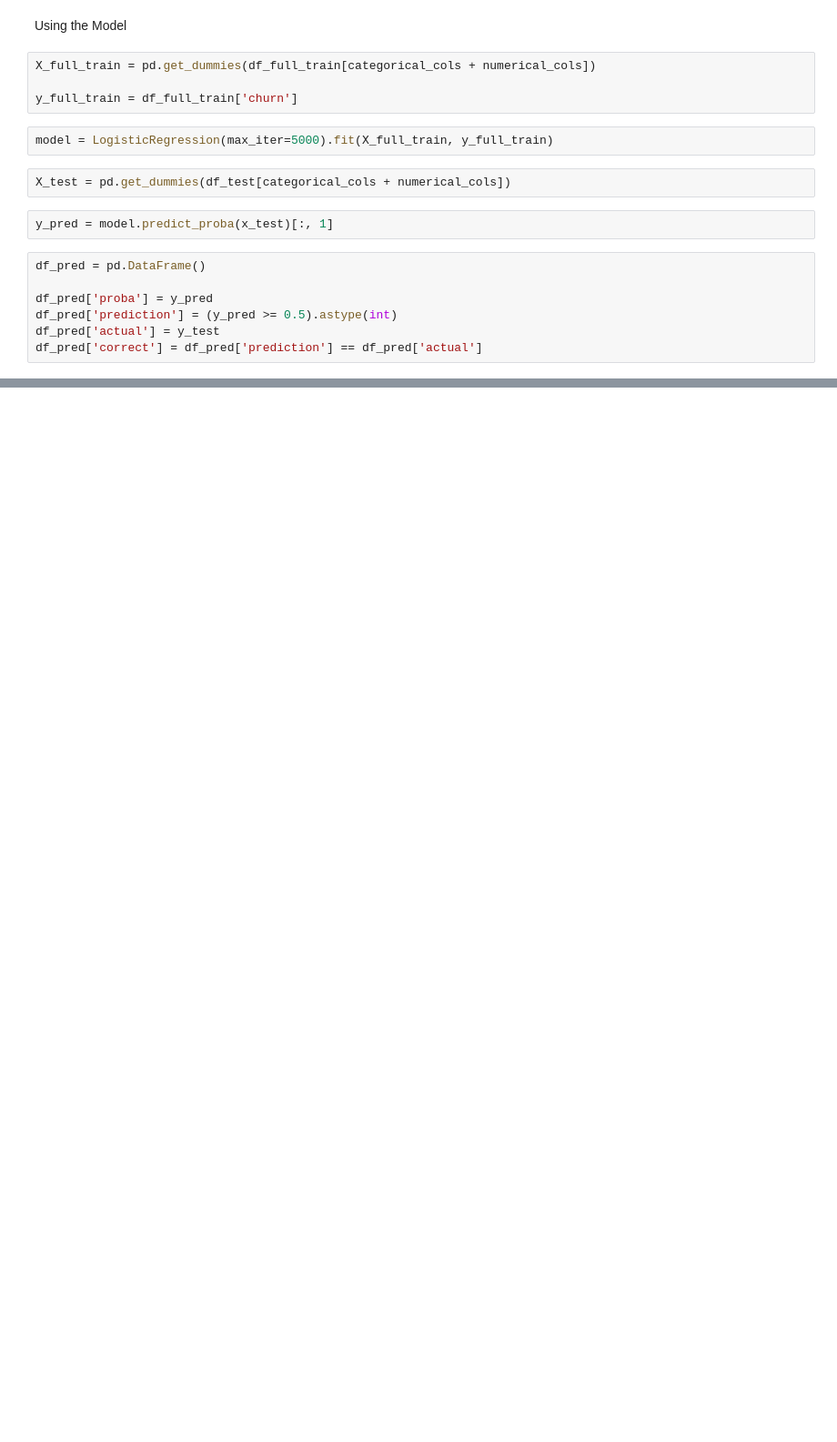
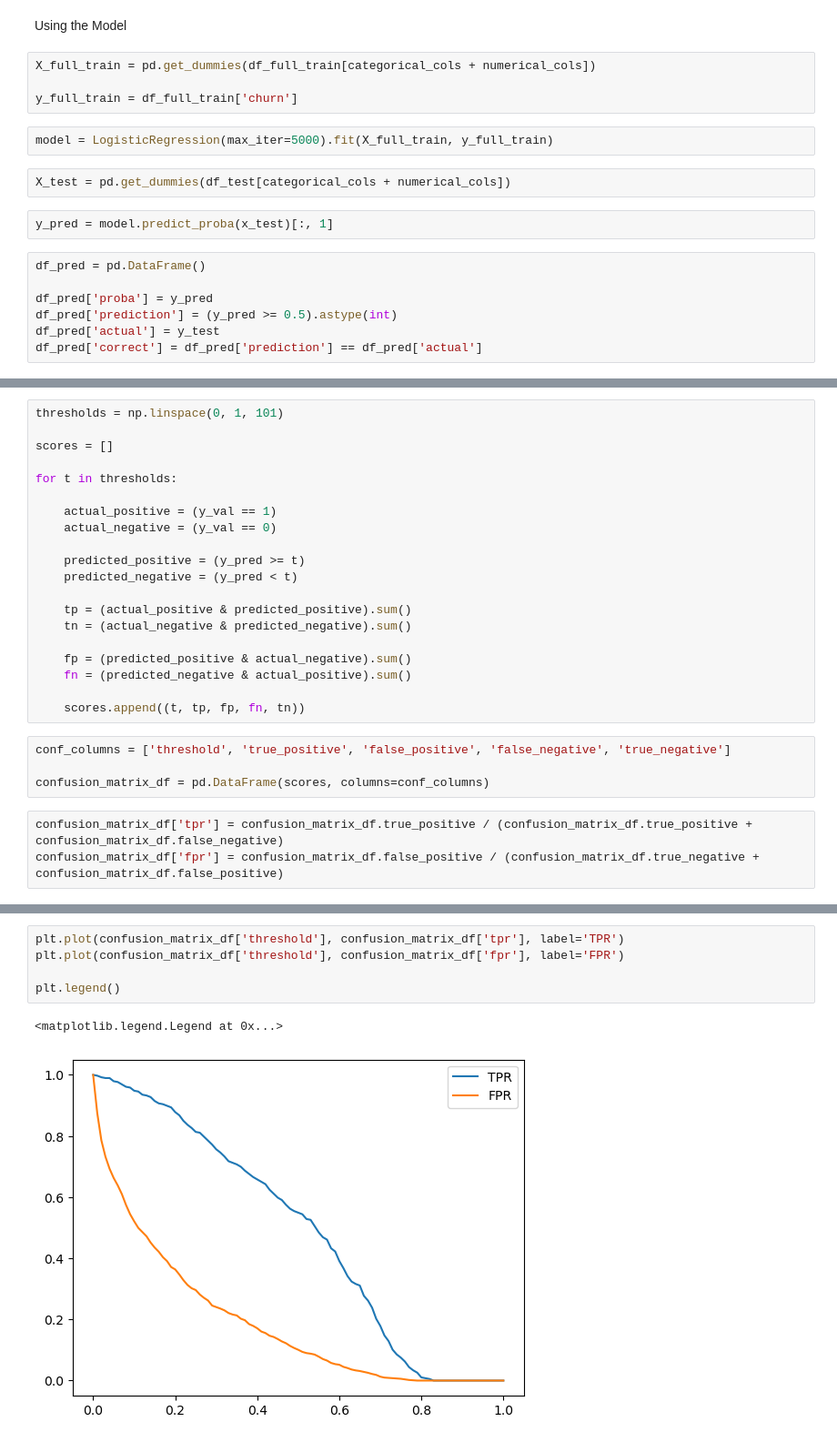
Before and after one commit to ahzi-pav/machine-learning-zoomcamp-2025, a Jupyter notebook: 03-classification/excercie.ipynb, the cells around one changed output, grey strips where cells are left out. Shown at 91% size. Cells and saved outputs as stored; diff of their text form; blank space fills up the shorter version.

```diff
--- a/03-classification/excercie.ipynb
+++ b/03-classification/excercie.ipynb
@@ -559,0 +517,27 @@ np.int64(0)
+# %%
+thresholds = np.linspace(0, 1, 101)
+
+scores = []
+
+for t in thresholds:
+
+    actual_positive = (y_val == 1)
+    actual_negative = (y_val == 0)
+
+    predicted_positive = (y_pred >= t)
+    predicted_negative = (y_pred < t)
+
+    tp = (actual_positive & predicted_positive).sum()
+    tn = (actual_negative & predicted_negative).sum()
+
+    fp = (predicted_positive & actual_negative).sum()
+    fn = (predicted_negative & actual_positive).sum()
+
+    scores.append((t, tp, fp, fn, tn))
+# %%
+conf_columns = ['threshold', 'true_positive', 'false_positive', 'false_negative', 'true_negative']
+
+confusion_matrix_df = pd.DataFrame(scores, columns=conf_columns)
+# %%
+confusion_matrix_df['tpr'] = confusion_matrix_df.true_positive / (confusion_matrix_df.true_positive + confusion_matrix_df.false_negative)
+confusion_matrix_df['fpr'] = confusion_matrix_df.false_positive / (confusion_matrix_df.true_negative + confusion_matrix_df.false_positive)
@@ -559,0 +559,8 @@ np.int64(0)
+# %%
+plt.plot(confusion_matrix_df['threshold'], confusion_matrix_df['tpr'], label='TPR')
+plt.plot(confusion_matrix_df['threshold'], confusion_matrix_df['fpr'], label='FPR')
+
+plt.legend()
+# %% [output]
+<matplotlib.legend.Legend at 0x...>
+[figure, added]
```
Also changed, not shown: parts of 95 cells of this notebook, 2 other files.
